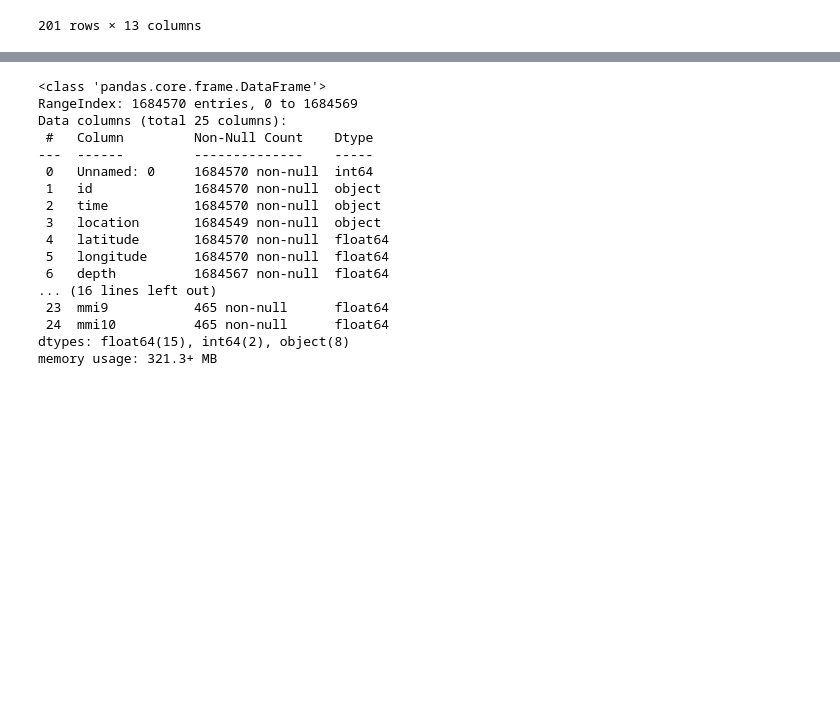
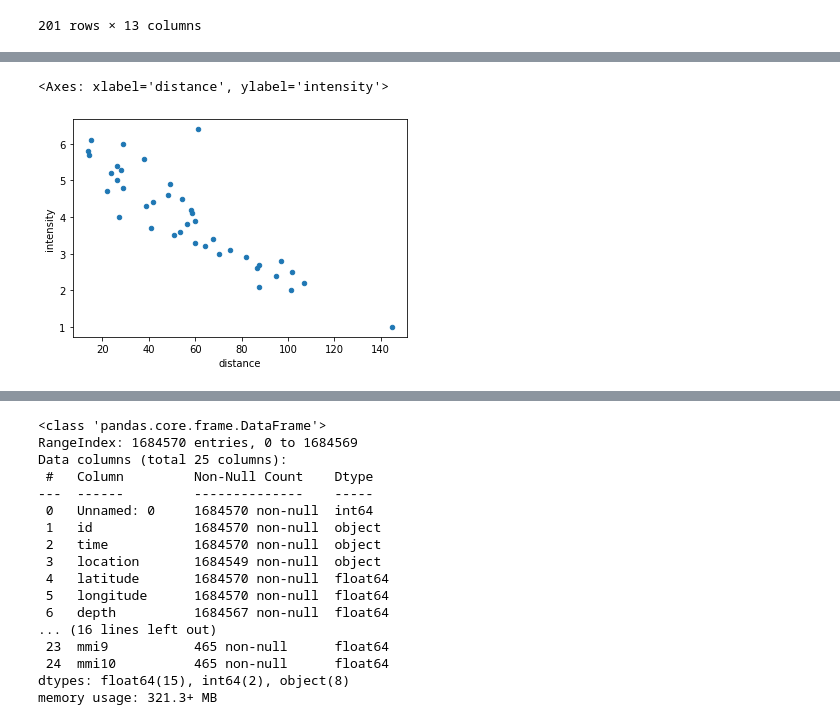
Before and after one commit to justinm329/Earthquake_Analysis, a Jupyter notebook: Untitled.ipynb, the cells around one changed output, grey strips where cells are left out. Cells and saved outputs as stored; diff of their text form; code cells hidden in the pictures; blank space fills up the shorter version.

```diff
--- a/Untitled.ipynb
+++ b/Untitled.ipynb
@@ -60,0 +88,5 @@ dyfi_df.head()
+# %%
+test_eq.groupby('intensity')['distance'].mean().reset_index().plot(kind='scatter', x = 'distance', y='intensity')
+# %% [output]
+<Axes: xlabel='distance', ylabel='intensity'>
+[figure, added]
```
Also changed, not shown: parts of 16 cells of this notebook, 2 other files.
